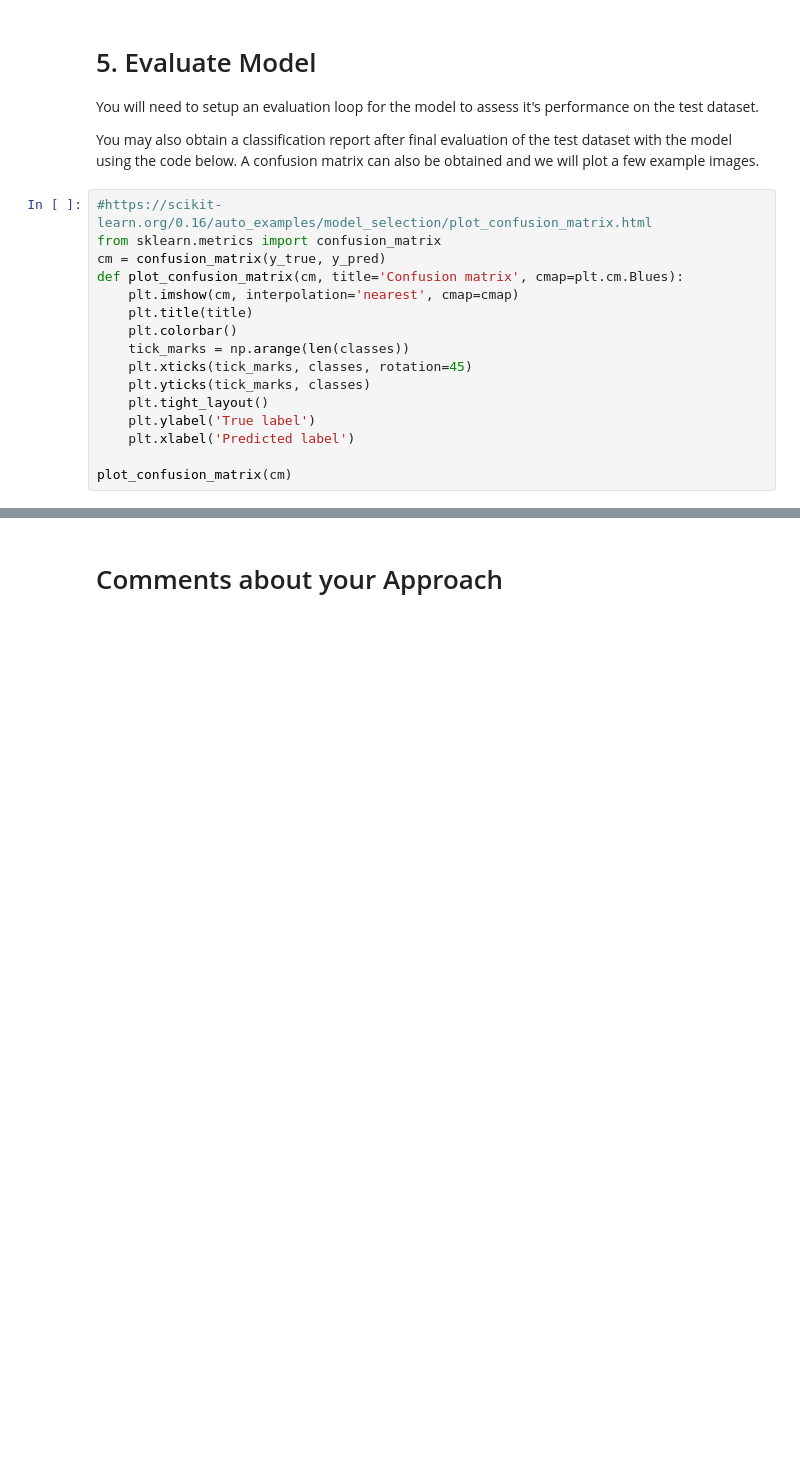
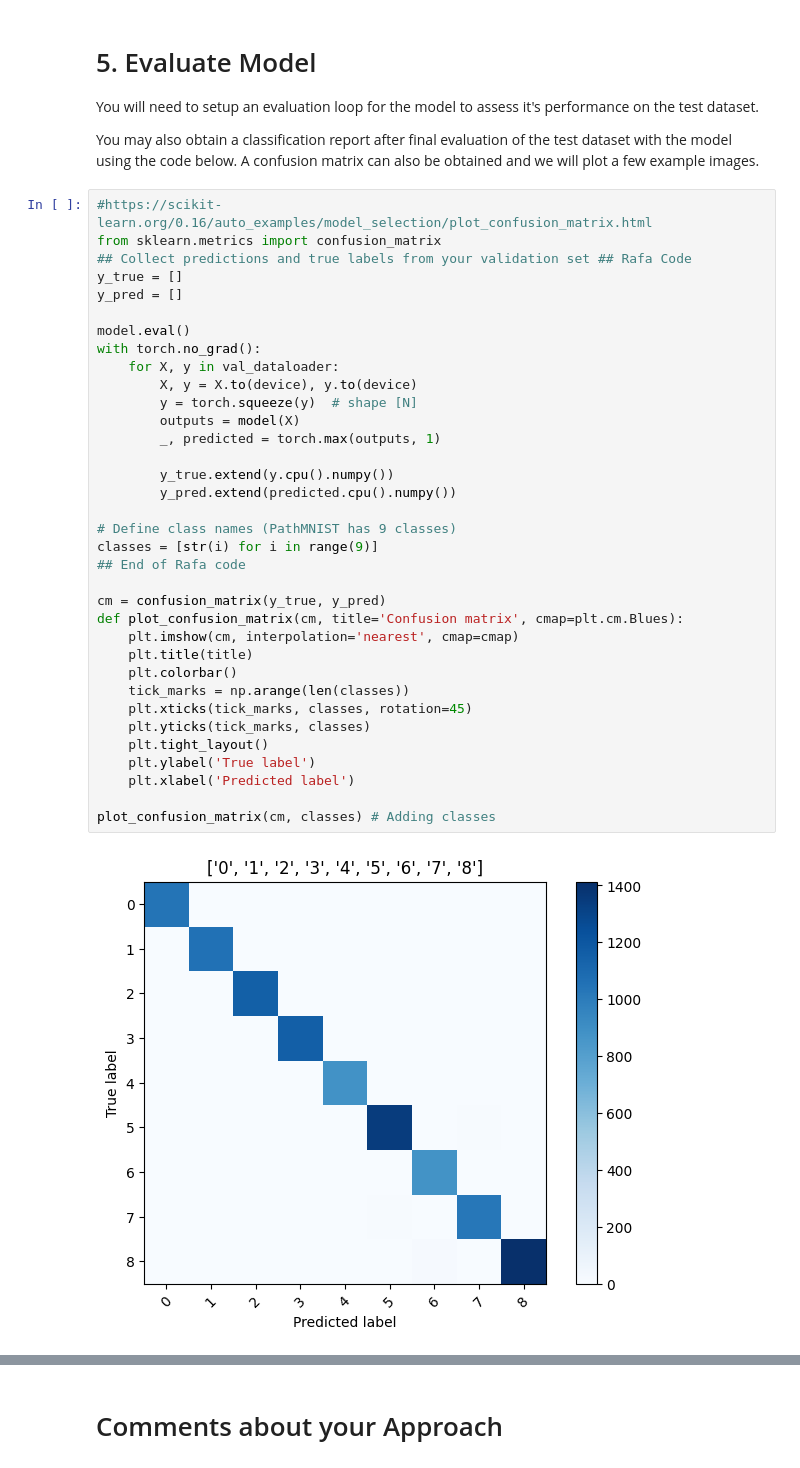
Before and after one commit to tonyscan6003/CE5021_AY2526_group1, a Jupyter notebook: Assignment2_rafael_conrado_sem1.ipynb, the cells around one changed output, grey strips where cells are left out. Drawn from its saved outputs; the diff is of its cells as text; blank space fills up the shorter version.

```diff
--- a/Assignment2_rafael_conrado_sem1.ipynb
+++ b/Assignment2_rafael_conrado_sem1.ipynb
@@ -290,19 +302,40 @@ You may also obtain a classification report after final evaluation of the test d
 # %%
 #https://scikit-learn.org/0.16/auto_examples/model_selection/plot_confusion_matrix.html
 from sklearn.metrics import confusion_matrix
+## Collect predictions and true labels from your validation set ## Rafa Code
+y_true = []
+y_pred = []
+
+model.eval()
+with torch.no_grad():
+    for X, y in val_dataloader:
+        X, y = X.to(device), y.to(device)
+        y = torch.squeeze(y)  # shape [N]
+        outputs = model(X)
+        _, predicted = torch.max(outputs, 1)
+
+        y_true.extend(y.cpu().numpy())
+        y_pred.extend(predicted.cpu().numpy())
+
+# Define class names (PathMNIST has 9 classes)
+classes = [str(i) for i in range(9)]
+## End of Rafa code
+
 cm = confusion_matrix(y_true, y_pred)
 def plot_confusion_matrix(cm, title='Confusion matrix', cmap=plt.cm.Blues):
     plt.imshow(cm, interpolation='nearest', cmap=cmap)
     plt.title(title)
     plt.colorbar()
     tick_marks = np.arange(len(classes))
     plt.xticks(tick_marks, classes, rotation=45)
     plt.yticks(tick_marks, classes)
     plt.tight_layout()
     plt.ylabel('True label')
     plt.xlabel('Predicted label')
 
-plot_confusion_matrix(cm)
+plot_confusion_matrix(cm, classes) # Adding classes
+# %% [output]
+[figure, added]
 # %%
 from sklearn.metrics import classification_report
 print(classification_report(y_true, y_pred, target_names=classes))
```
Also changed, not shown: parts of 2 cells of this notebook.
